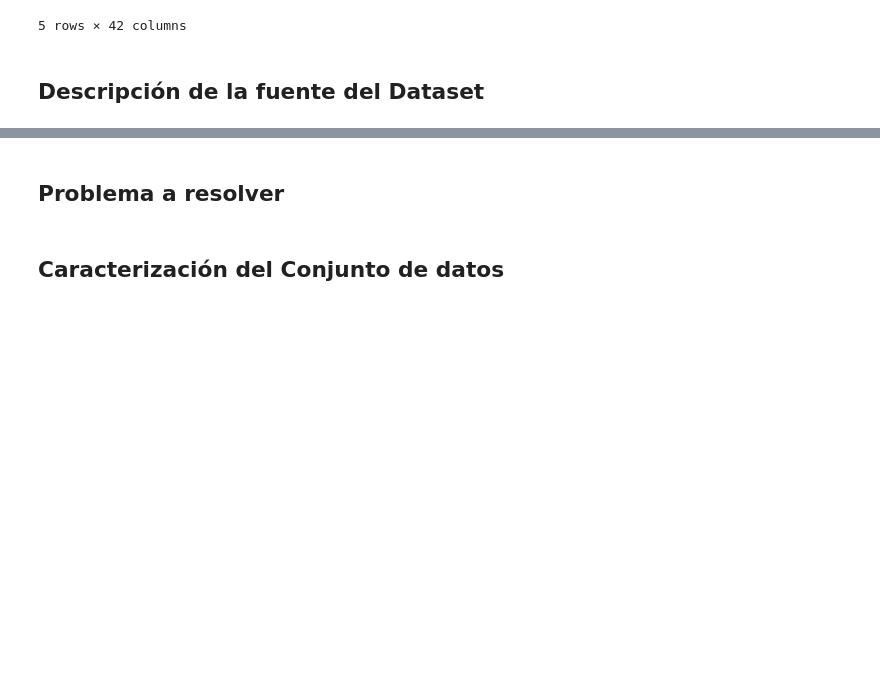
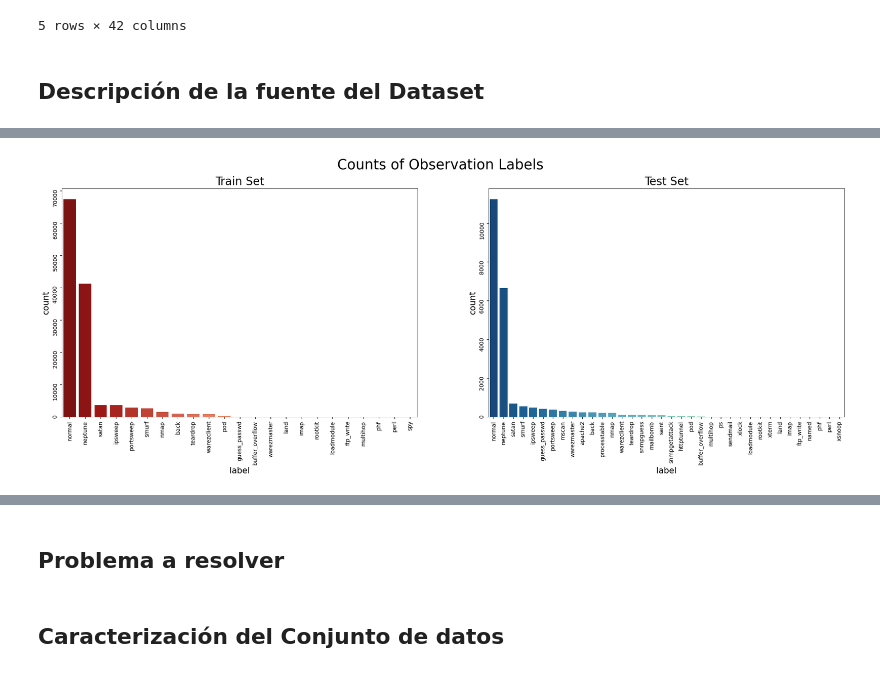
Before and after one commit to SolorzanoBryan/algoritmos_aprendizaje_automatico, a Jupyter notebook: [NRC_6278]_NombreApellidoEstudiante_ProyectoUnidad2.ipynb, the cells around one changed output, grey strips where cells are left out. Cells and saved outputs as stored; diff of their text form; code cells hidden in the pictures; blank space fills up the shorter version.

```diff
--- a/[NRC_6278]_NombreApellidoEstudiante_ProyectoUnidad2.ipynb
+++ b/[NRC_6278]_NombreApellidoEstudiante_ProyectoUnidad2.ipynb
@@ -7,2 +15,5 @@ import numpy as np
 # %% [markdown]
 ## Cargar el DataSet
+# %%
+df_train = pd.read_csv('kdd_train.csv')
+df_train.head()
@@ -9,7 +28,7 @@ import numpy as np
 # %%
 # cargar datos
-conjunto_datos = pd.read_csv('kdd_test.csv')
-conjunto_datos.head()
+df_test = pd.read_csv('kdd_test.csv')
+df_test.head()
 # %% [output]
 |  | duration | protocol_type | service | flag | src_bytes | dst_bytes | land | wrong_fragment | urgent | ... |
 | 0 | 5 | tcp | smtp | SF | 2429 | 475 | 0 | 0 | 0 | ... |
@@ -39,0 +300,3 @@ conjunto_datos.describe()
+# %%
+for col in ['protocol_type','service','flag','labels']:
+    df_train[col] = df_train[col].astype('category')
@@ -39,0 +323,5 @@ conjunto_datos.describe()
+# %%
+labelencoder=LabelEncoder()
+for column in ['protocol_type','service','flag','labels']:
+    df_train[column] = labelencoder.fit_transform(df_train[column])
+df_train.head()
@@ -39,0 +356,30 @@ conjunto_datos.describe()
+# %%
+fig,(ax1,ax2)= plt.subplots(ncols=2, figsize=(25, 7.5), dpi=100)
+
+fig.suptitle(f'Counts of Observation Labels', fontsize=25)
+
+sns.countplot(x="labels",
+            palette="OrRd_r",
+            data=df_train,
+            order=df_train['labels'].value_counts().index,
+            ax=ax1)
+
+ax1.set_title('Train Set', fontsize=20)
+ax1.set_xlabel('label', fontsize=15)
+ax1.set_ylabel('count', fontsize=15)
+ax1.tick_params(labelrotation=90)
+
+sns.countplot(x="labels",
+            palette="GnBu_r",
+            data=df_test,
+            order=df_test['labels'].value_counts().index,
+            ax=ax2)
+
+ax2.set_title('Test Set', fontsize=20)
+ax2.set_xlabel('label', fontsize=15)
+ax2.set_ylabel('count', fontsize=15)
+ax2.tick_params(labelrotation=90)
+
+plt.show()
+# %% [output]
+[figure, added]
```
Also changed, not shown: parts of 31 cells of this notebook, 1 other file.
